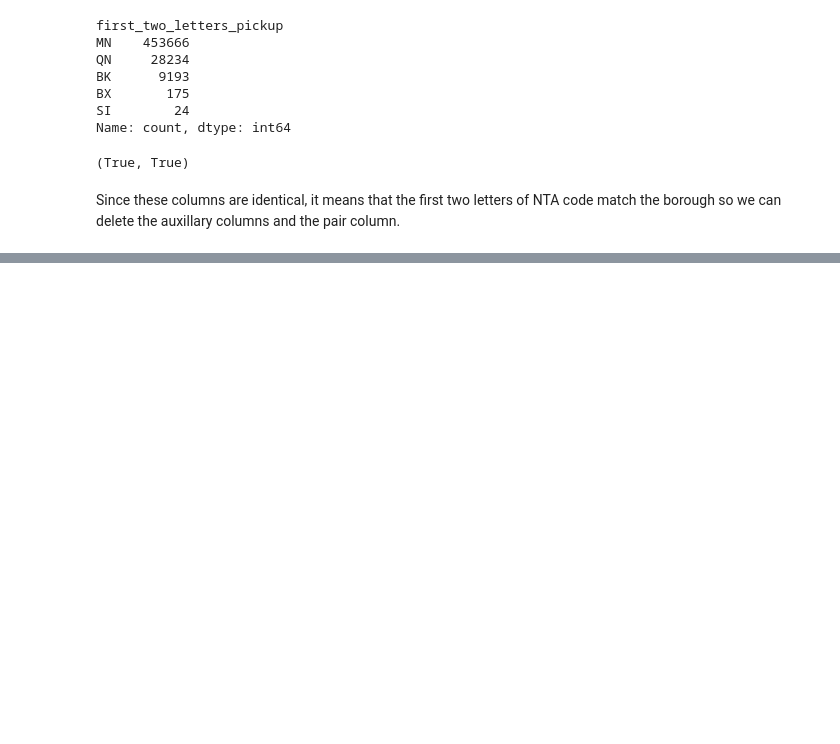
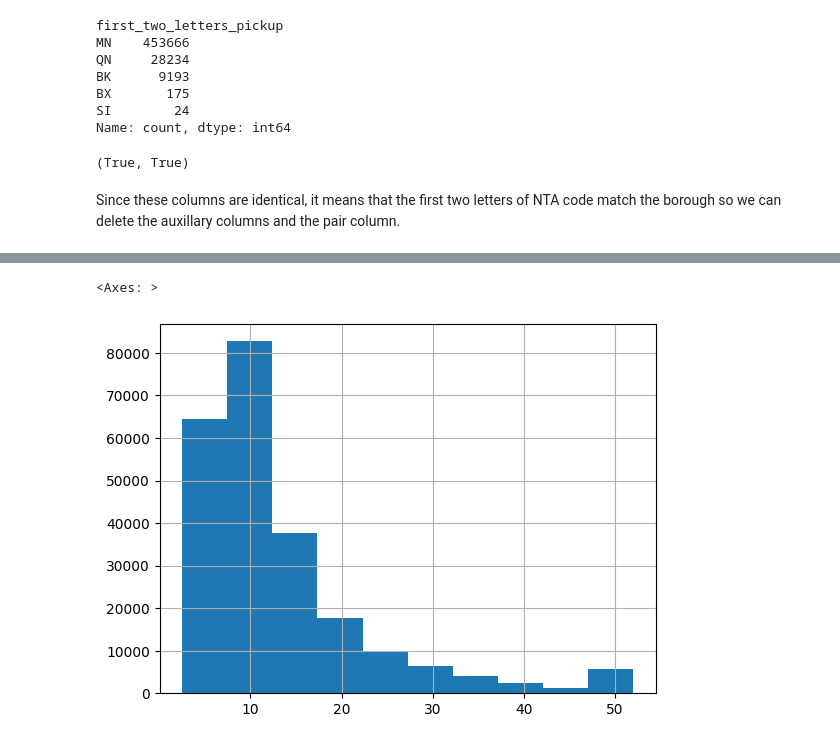
Before and after one commit to MichalKrzyzanski2002/Foundations-Data-Science-Project, a Jupyter notebook: Cleaning.ipynb, the cells around one changed output, grey strips where cells are left out. Drawn from its saved outputs; the diff is of its cells as text; code cells hidden in the pictures; blank space fills up the shorter version.

```diff
--- a/Cleaning.ipynb
+++ b/Cleaning.ipynb
@@ -1109,0 +1170,5 @@ data.drop(['first_two_letters_pickup', 'first_two_letters_dropoff','pair'], axis
+# %%
+masked["fare_amount"].loc[masked["vendor_id"]=="1"].hist()
+# %% [output]
+<Axes: >
+[figure, added]
```
Also changed, not shown: parts of 35 cells of this notebook.
